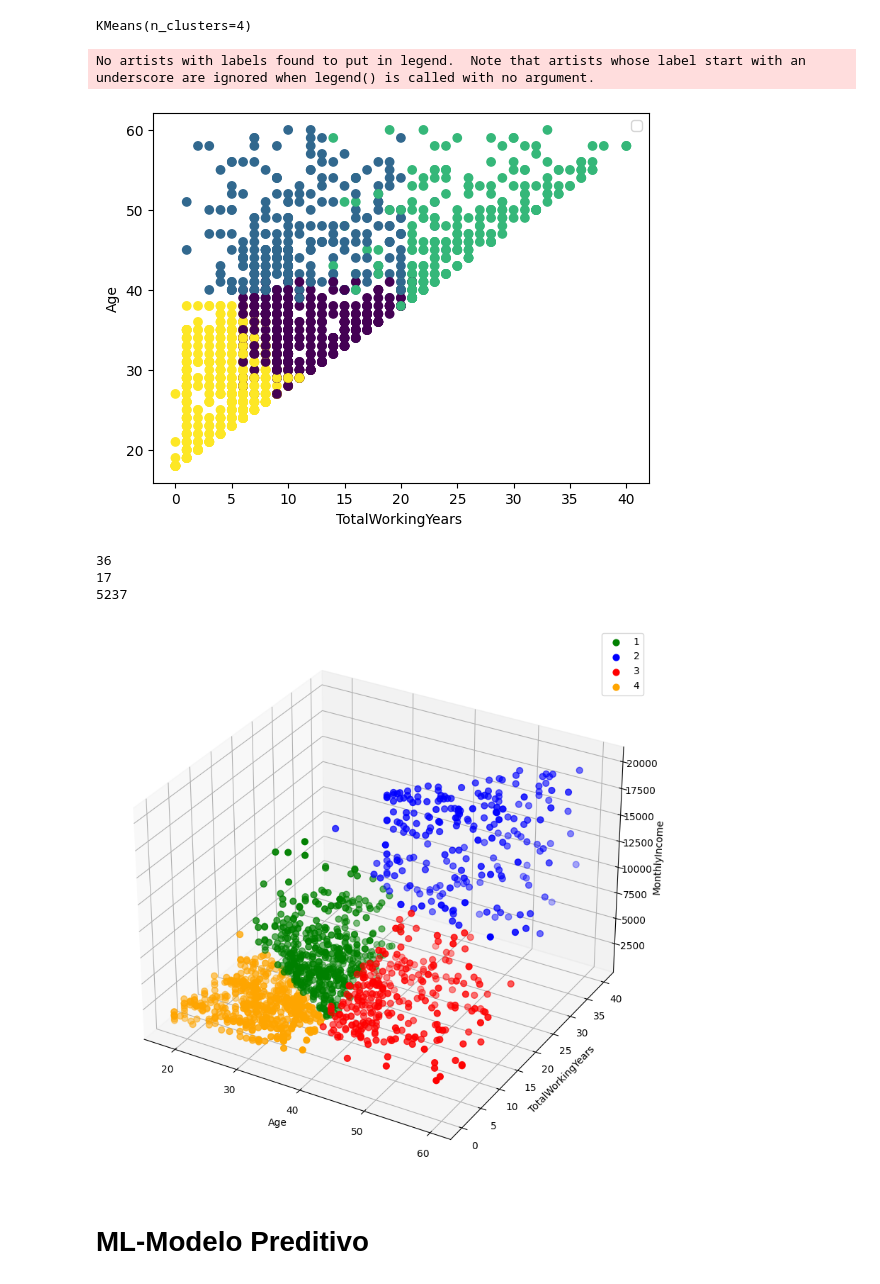
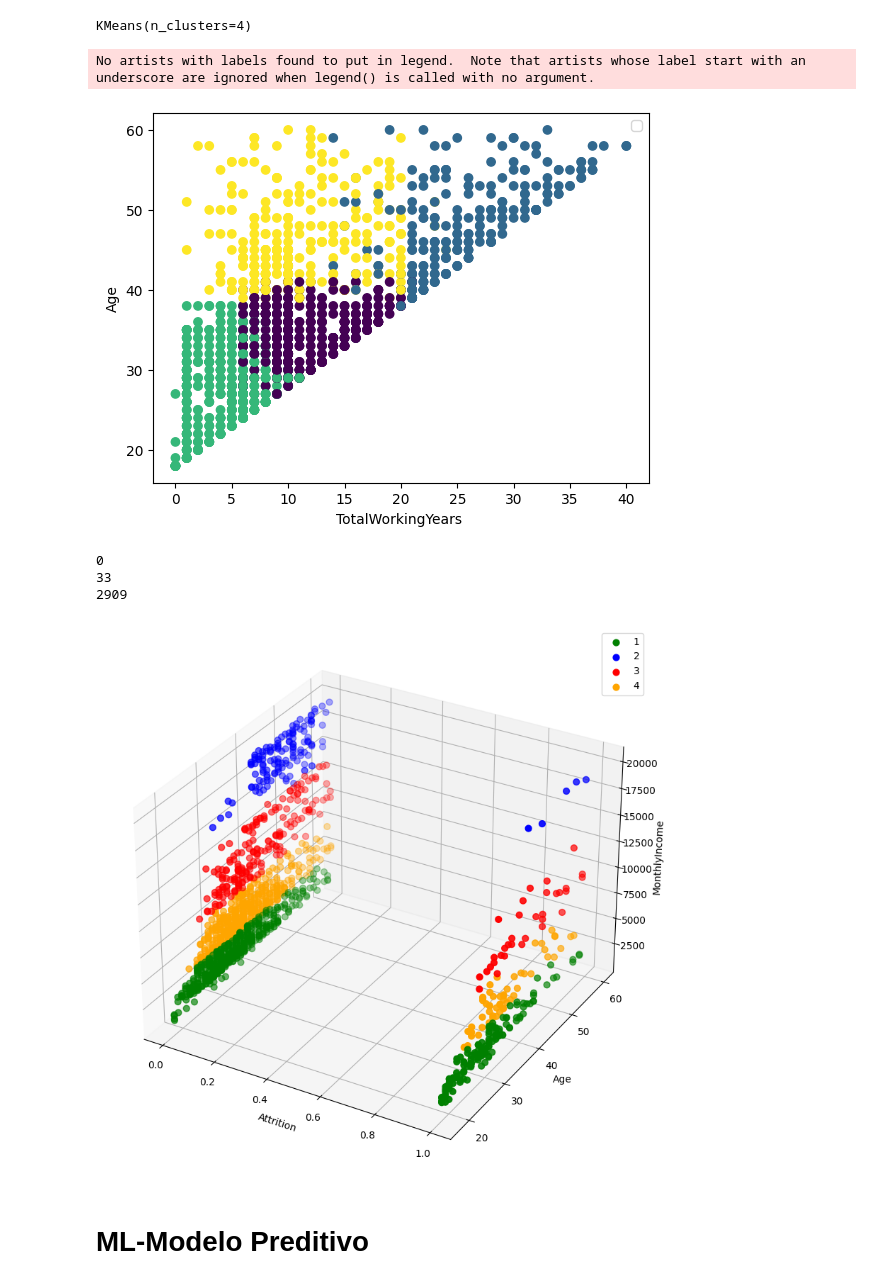
Before and after one commit to catarinatomasr/projectoEDSB, a Jupyter notebook: Projecto.ipynb, the cells around one changed output. Saved outputs shown, nothing was run; the diff lists cells and outputs as text; code cells hidden in the pictures.

Commit message:
update kmeans

```diff
--- a/Projecto.ipynb
+++ b/Projecto.ipynb
@@ -445,7 +445,7 @@ No artists with labels found to put in legend.  Note that artists whose label st
 from sklearn.cluster import KMeans
 kmeans=KMeans(n_clusters=4)
 # %%
-kmeans.fit(data[['TotalWorkingYears_T','Age_T','MonthlyIncome_T']])
+kmeans.fit(data[['TotalWorkingYears_T','Age_T','MonthlyIncome_T','Attrition']])
 # %% [output]
 KMeans(n_clusters=4)
 # %%
@@ -458,37 +458,37 @@ plt.legend()
 plt.show()
 # %% [output]
 No artists with labels found to put in legend.  Note that artists whose label start with an underscore are ignored when legend() is called with no argument.
-[figure, old version]
+[figure, new version]
 # %%
 model = KMeans(n_clusters = 4, init = "k-means++", max_iter = 300, n_init = 10, random_state = 0)
 y_clusters = model.fit_predict(data_slice1)
 # %%
-data_slice1 = data[['Age','TotalWorkingYears','MonthlyIncome']].values
+data_slice1 = data[['Attrition','Age','MonthlyIncome']].values
 print(data_slice1[y_clusters == 0,0][1])
 print(data_slice1[y_clusters == 0,1][1])
 print(data_slice1[y_clusters == 0,2][1])
 # %% [output]
-36
-17
-5237
+0
+33
+2909
 # %%
 fig = plt.figure(figsize = (10,10))
 ax = fig.add_subplot(111, projection='3d')
-xs=data['Age']
-ys=data['TotalWorkingYears']
+xs=data['Attrition']
+ys=data['Age']
 zs=data['MonthlyIncome']
 ax.scatter(data_slice1[y_clusters == 0,0],data_slice1[y_clusters == 0,1],data_slice1[y_clusters == 0,2], s = 40 , color = 'green', label = "1")
 ax.scatter(data_slice1[y_clusters == 1,0],data_slice1[y_clusters == 1,1],data_slice1[y_clusters == 1,2], s = 40 , color = 'blue', label = "2")
 ax.scatter(data_slice1[y_clusters == 2,0],data_slice1[y_clusters == 2,1],data_slice1[y_clusters == 2,2], s = 40 , color = 'red', label = "3")
 ax.scatter(data_slice1[y_clusters == 3,0],data_slice1[y_clusters == 3,1],data_slice1[y_clusters == 3,2], s = 40 , color = 'orange', label = "4")
-ax.set_xlabel("Age")
-ax.set_ylabel("TotalWorkingYears")
+ax.set_xlabel("Attrition")
+ax.set_ylabel("Age")
 ax.set_zlabel("MonthlyIncome")
 
 ax.legend()
 plt.show()
 # %% [output]
-[figure, old version]
+[figure, new version]
 # %% [markdown]
 # ML-Modelo Preditivo
 # %%
```
